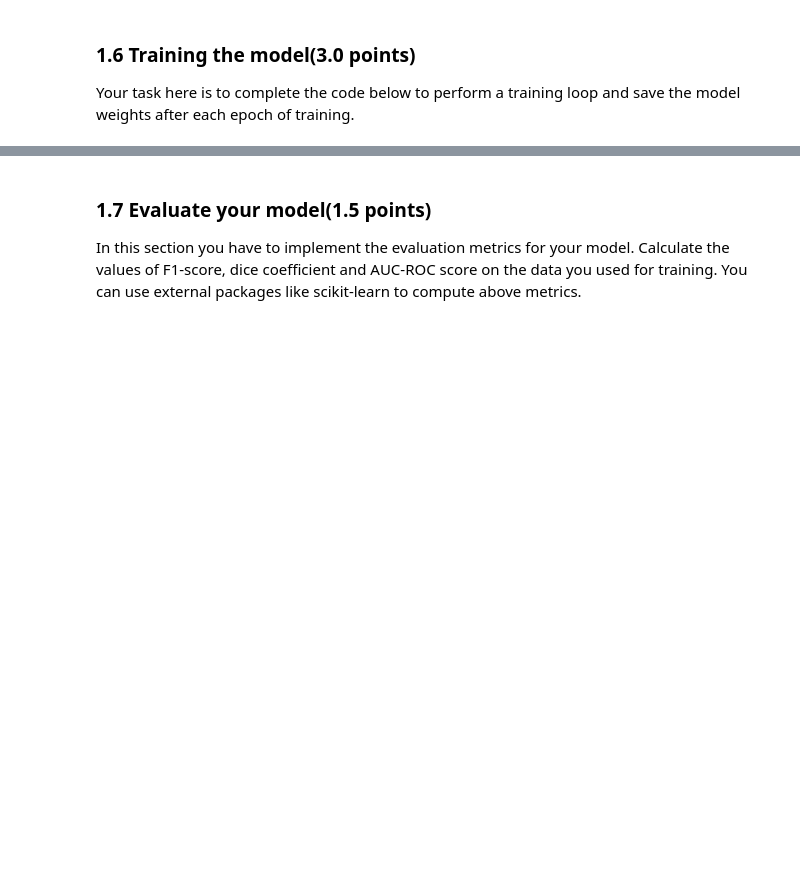
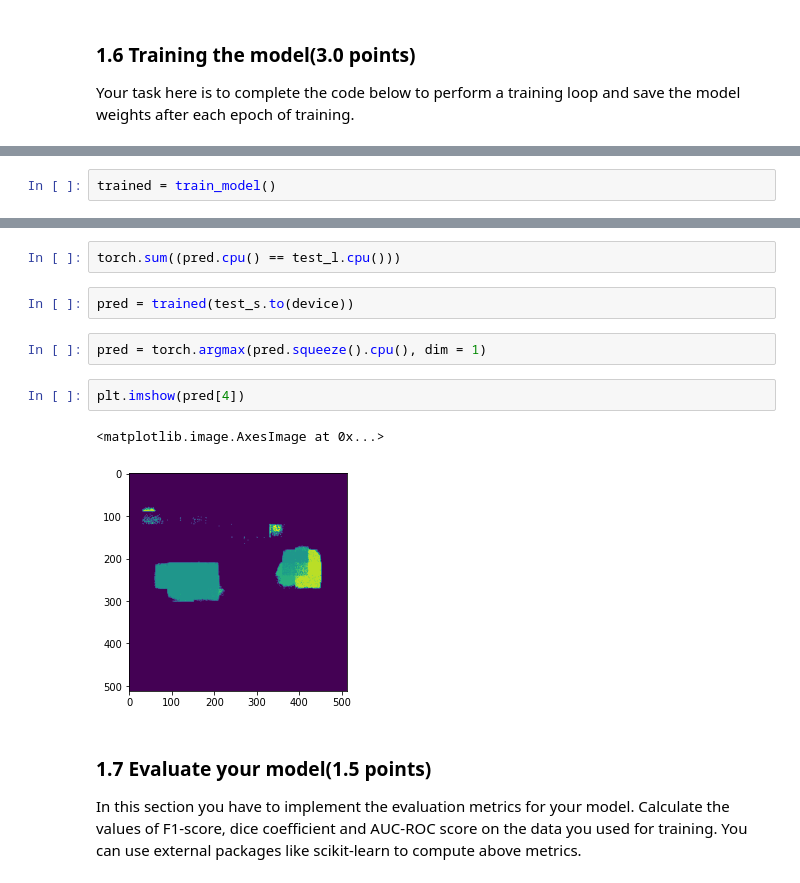
Before and after one commit to tomasamado/cityscapes-image-segmentation, a Jupyter notebook: Vision_task_1.ipynb, the cells around one changed output, grey strips where cells are left out. Saved outputs shown, nothing was run; the diff lists cells and outputs as text; blank space fills up the shorter version.

```diff
--- a/Vision_task_1.ipynb
+++ b/Vision_task_1.ipynb
@@ -424,0 +389,2 @@ torch.Size([3, 512, 512])
+# %%
+trained = train_model()
@@ -425,3 +429,14 @@ torch.Size([3, 512, 512])
+# %%
+torch.sum((pred.cpu() == test_l.cpu()))
+# %%
+pred = trained(test_s.to(device))
+# %%
+pred = torch.argmax(pred.squeeze().cpu(), dim = 1)
+# %%
+plt.imshow(pred[4])
+# %% [output]
+<matplotlib.image.AxesImage at 0x...>
+[figure, added]
 # %% [markdown]
 ### 1.7 Evaluate your model(1.5 points)
 In this section you have to implement the evaluation metrics for your model. Calculate the values of F1-score, dice coefficient and AUC-ROC score on the data you used for training. You can use external packages like scikit-learn to compute above metrics.
```
Also changed, not shown: parts of 28 cells of this notebook.
